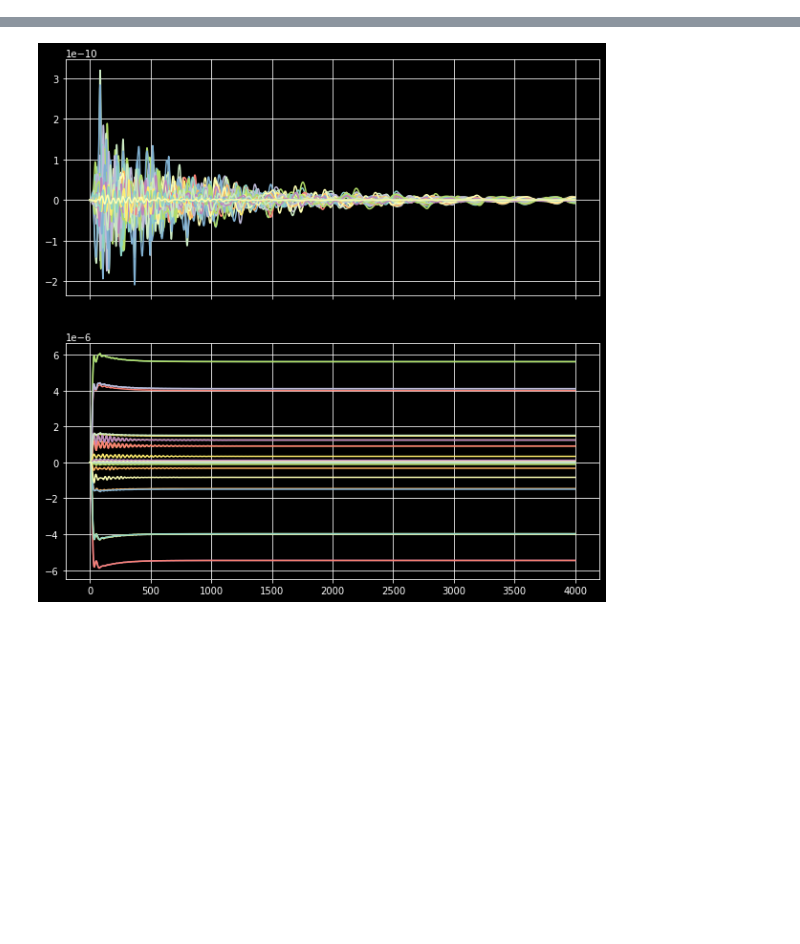
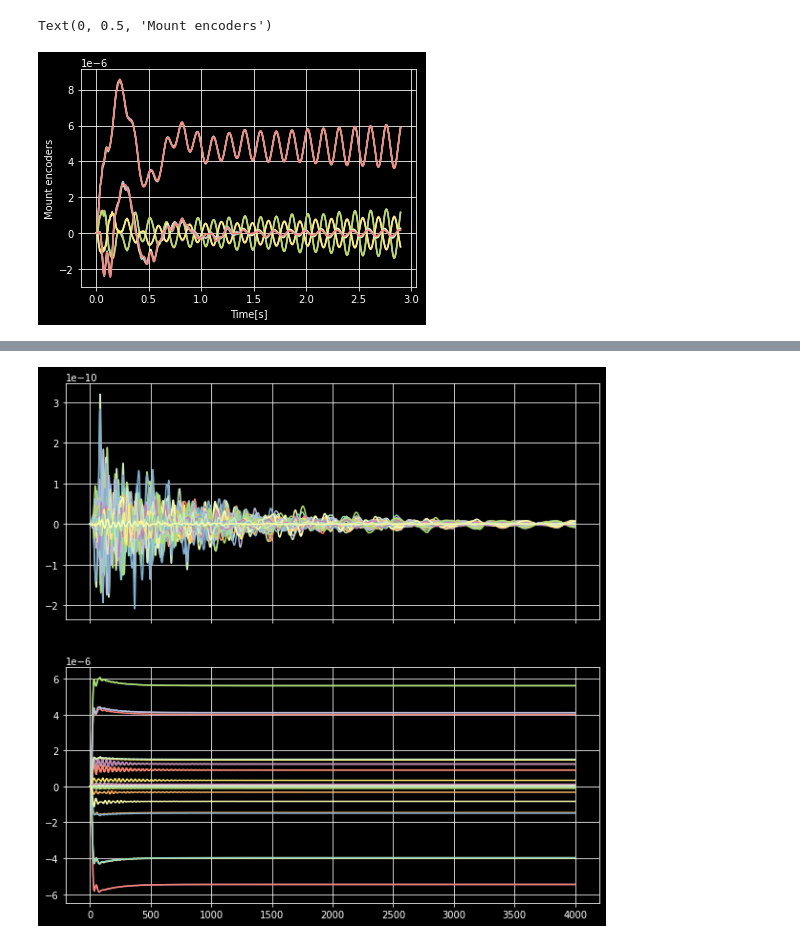
Before and after one commit to rodrigo-romano/dos-actors, a Jupyter notebook: data-analysis.ipynb, the cells around one changed output, grey strips where cells are left out. Drawn from its saved outputs; the diff is of its cells as text; code cells hidden in the pictures; blank space fills up the shorter version.

```diff
--- a/data-analysis.ipynb
+++ b/data-analysis.ipynb
@@ -9,0 +31,12 @@ Index(['OSSM1Lcl', 'MCM2Lcl6D'], dtype='object')
+# %%
+n = 2900
+t = np.arange(n)*1e-3
+# %%
+fig,ax = plt.subplots()
+ax.plot(t,np.vstack(data["MountEncoders"])[:n,:]);
+ax.grid()
+ax.set_xlabel("Time[s]")
+ax.set_ylabel("Mount encoders")
+# %% [output]
+Text(0, 0.5, 'Mount encoders')
+[figure, added]
```
Also changed, not shown: parts of 7 cells of this notebook, 2 other files.
